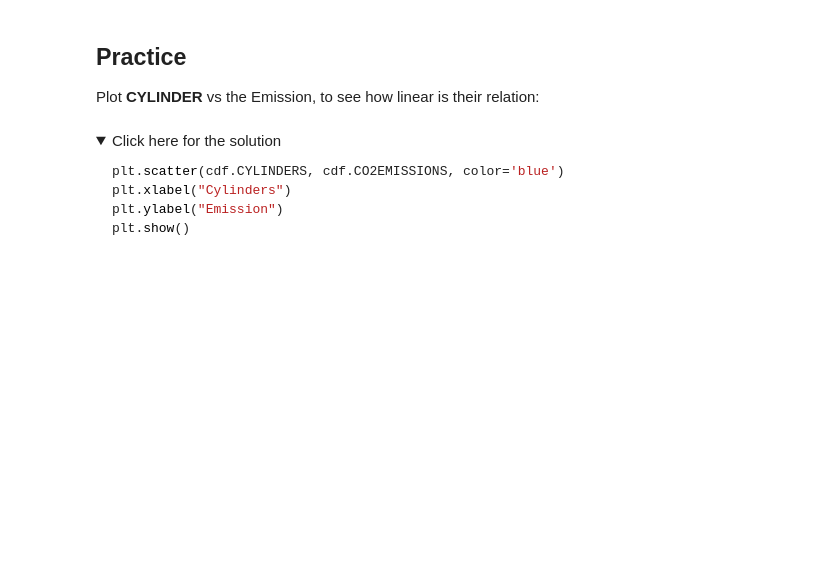
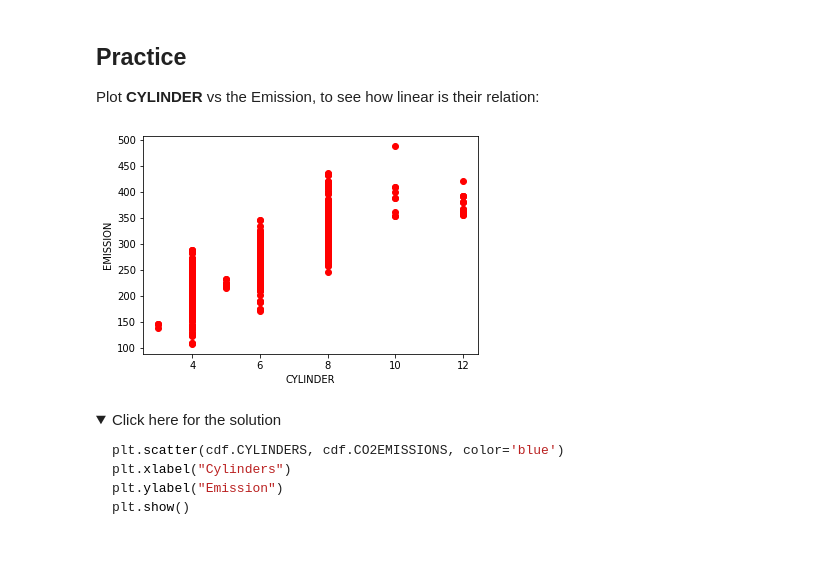
Before and after one commit to Huynh-Tr/Data-Analysis, a Jupyter notebook: IBM ML/ML0101EN-Reg-Simple-Linear-Regression-Co2.ipynb, the cells around one changed output. Saved outputs shown, nothing was run; the diff lists cells and outputs as text; code cells hidden in the pictures; folded sections open; blank space fills up the shorter version.

```diff
--- a/IBM ML/ML0101EN-Reg-Simple-Linear-Regression-Co2.ipynb
+++ b/IBM ML/ML0101EN-Reg-Simple-Linear-Regression-Co2.ipynb
@@ -130,3 +125,11 @@ Plot **CYLINDER** vs the Emission, to see how linear is their relation:
+# %%
+# write your code here
+plt.scatter(cdf.CYLINDERS, cdf.CO2EMISSIONS, c = 'r')
+plt.xlabel("CYLINDER")
+plt.ylabel("EMISSION")
+plt.show()
+# %% [output]
+[figure, added]
 # %% [markdown]
 <details><summary>Click here for the solution</summary>
 
```
Also changed, not shown: parts of 8 cells of this notebook, 8 other files.
